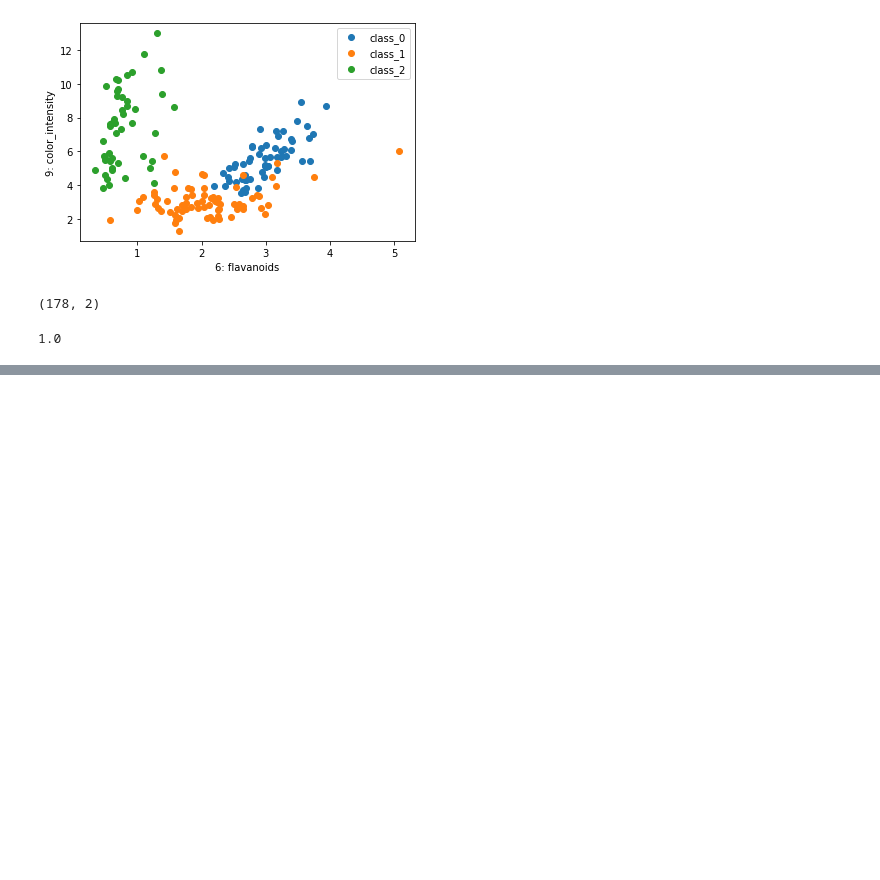
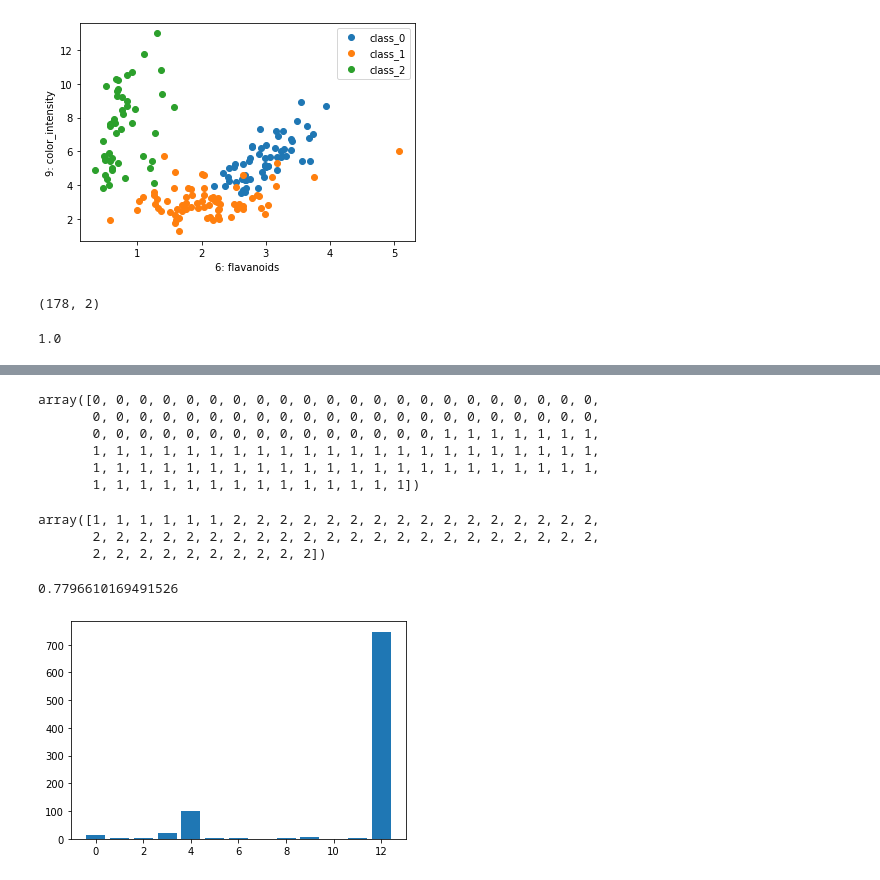
Before and after one commit to fboldt/aulasml, a Jupyter notebook: vizinho.ipynb, the cells around one changed output, grey strips where cells are left out. Drawn from its saved outputs; the diff is of its cells as text; code cells hidden in the pictures; blank space fills up the shorter version.

```diff
--- a/vizinho.ipynb
+++ b/vizinho.ipynb
@@ -47,8 +47,8 @@ class vizinho():
 # %%
 from sklearn.metrics import accuracy_score
 modelo = vizinho()
-modelo.fit(X69, y)
-ypred = modelo.predict(X69)
+modelo.fit(X, y)
+ypred = modelo.predict(X)
 acuracia = accuracy_score(y, ypred)
 acuracia
 # %% [output]
@@ -55,0 +84,34 @@ acuracia
+# %%
+y_treino
+# %% [output]
+array([0, 0, 0, 0, 0, 0, 0, 0, 0, 0, 0, 0, 0, 0, 0, 0, 0, 0, 0, 0, 0, 0,
+       0, 0, 0, 0, 0, 0, 0, 0, 0, 0, 0, 0, 0, 0, 0, 0, 0, 0, 0, 0, 0, 0,
+       0, 0, 0, 0, 0, 0, 0, 0, 0, 0, 0, 0, 0, 0, 0, 1, 1, 1, 1, 1, 1, 1,
+       1, 1, 1, 1, 1, 1, 1, 1, 1, 1, 1, 1, 1, 1, 1, 1, 1, 1, 1, 1, 1, 1,
+       1, 1, 1, 1, 1, 1, 1, 1, 1, 1, 1, 1, 1, 1, 1, 1, 1, 1, 1, 1, 1, 1,
+       1, 1, 1, 1, 1, 1, 1, 1, 1, 1, 1, 1, 1, 1])
+# %%
+y_teste
+# %% [output]
+array([1, 1, 1, 1, 1, 1, 2, 2, 2, 2, 2, 2, 2, 2, 2, 2, 2, 2, 2, 2, 2, 2,
+       2, 2, 2, 2, 2, 2, 2, 2, 2, 2, 2, 2, 2, 2, 2, 2, 2, 2, 2, 2, 2, 2,
+       2, 2, 2, 2, 2, 2, 2, 2, 2, 2])
+# %%
+from sklearn.model_selection import train_test_split
+
+X_treino, X_teste, y_treino, y_teste = train_test_split(X, y, test_size=0.33, random_state=42)
+
+from sklearn.metrics import accuracy_score
+modelo = vizinho()
+modelo.fit(X_treino, y_treino)
+ypred = modelo.predict(X_teste)
+acuracia = accuracy_score(y_teste, ypred)
+acuracia
+# %% [output]
+0.7796610169491526
+# %%
+import matplotlib.pyplot as plt
+plt.bar(list(range(X.shape[1])), np.mean(X, axis=0))
+plt.show()
+# %% [output]
+[figure, added]
```
Also changed, not shown: parts of 9 cells of this notebook.
